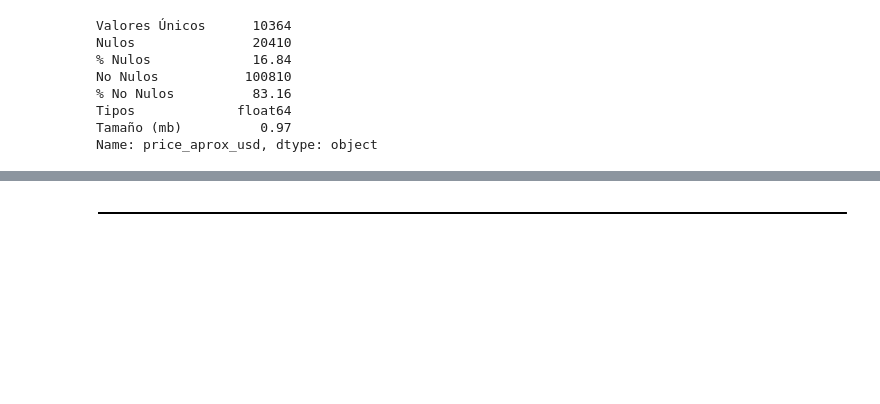
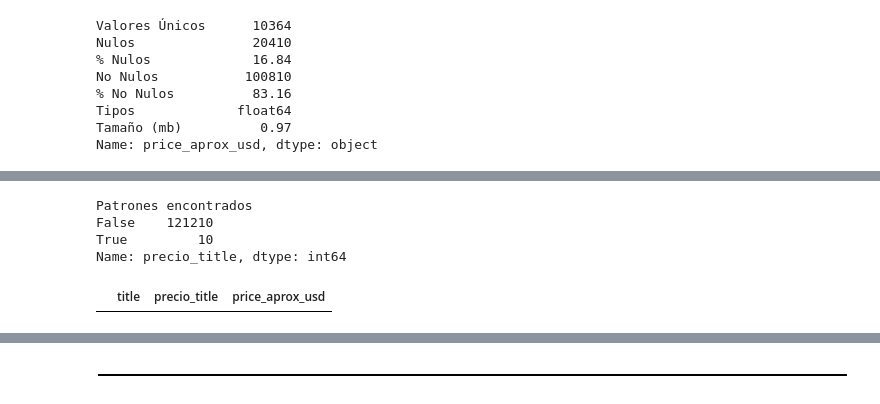
Before and after one commit to Sergio-Piazza/TP1_Grupo_7_Dhdsblend, a Jupyter notebook: Desafio_1_Grupo_7.ipynb, the cells around one changed output, grey strips where cells are left out. Cells and saved outputs as stored; diff of their text form; code cells hidden in the pictures; blank space fills up the shorter version.

```diff
--- a/Desafio_1_Grupo_7.ipynb
+++ b/Desafio_1_Grupo_7.ipynb
@@ -863,0 +946,12 @@ Name: price_aprox_usd, dtype: object
+# %%
+#llamo a la función que busca el patron regex que está en el bloque de definición de funciones globales
+df_resultado_titles_regex_3 = busca_patron_regex(pat_regex_3, 'precio', 'title', 'precio_', original_data)
+#llamo a la función pra obtener el dataframe con los valores a imputar luego de buscar el regex
+union_tablas_resultado_regex_con_original('title', 'precio_title', 'price_aprox_usd', \
+                                          original_data, df_resultado_titles_regex_3)
+# %% [output]
+Patrones encontrados
+False    121210
+True         10
+Name: precio_title, dtype: int64
+|  | title | precio_title | price_aprox_usd |
```
Also changed, not shown: parts of 8 cells of this notebook.
